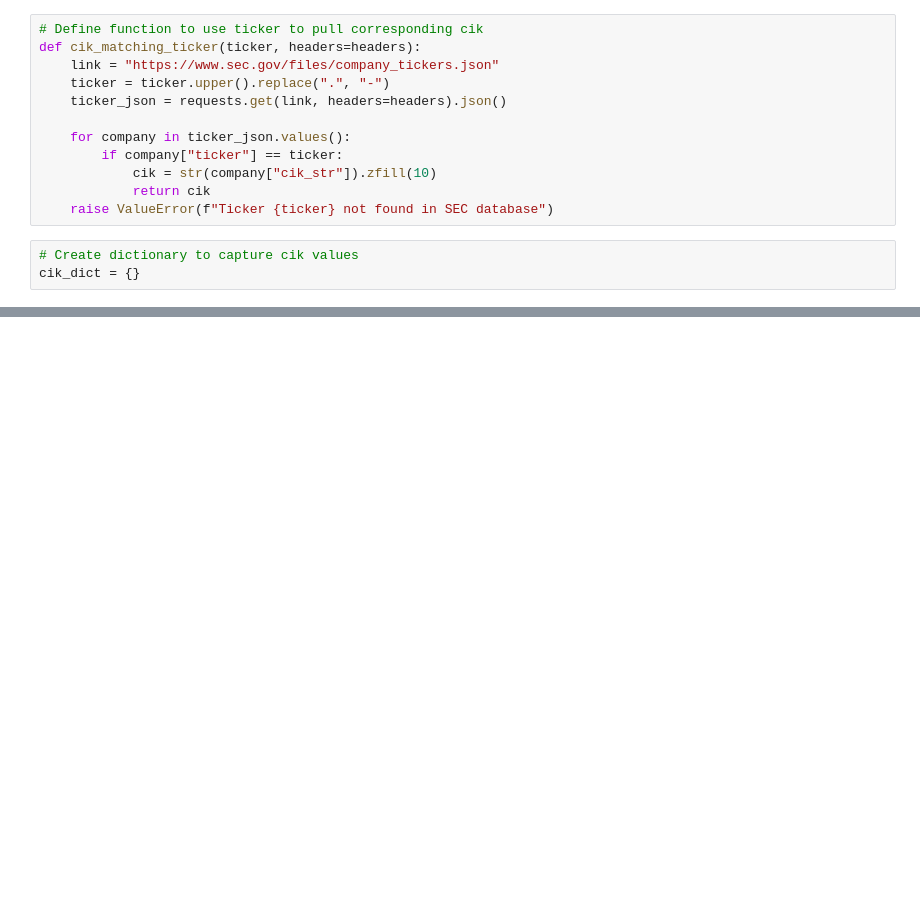
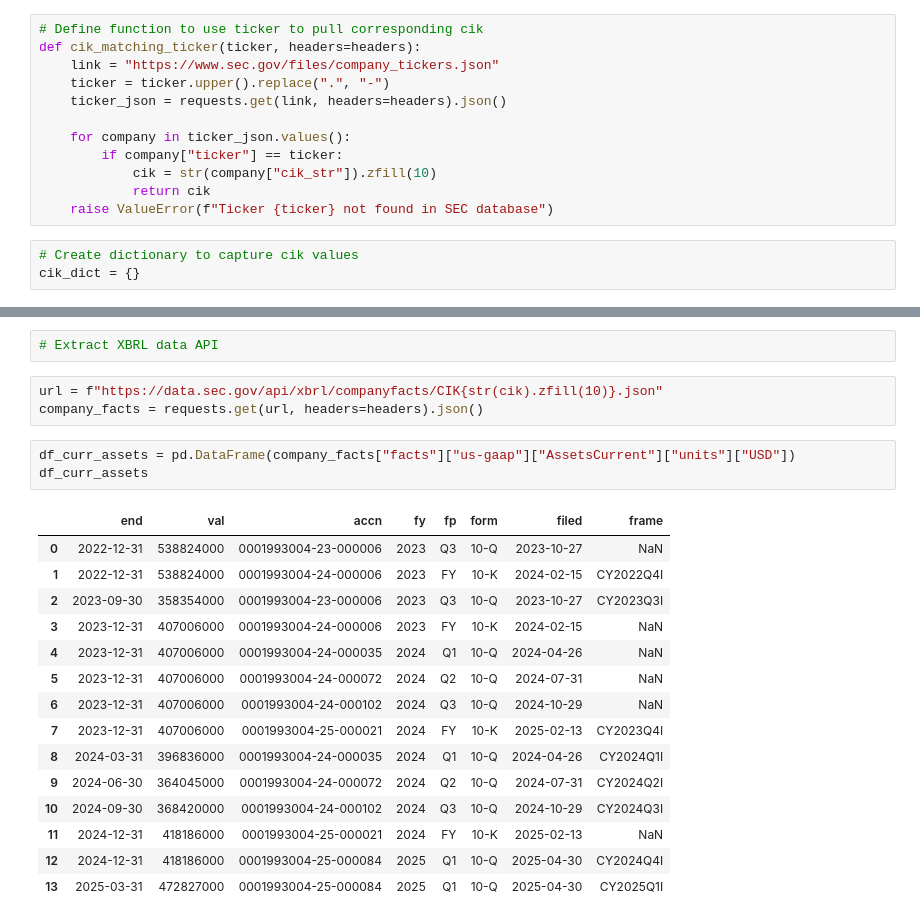
Before and after one commit to DougRoehm/sec-edgar-data, a Jupyter notebook: sec-data-pull.ipynb, the cells around one changed output, grey strips where cells are left out. Drawn from its saved outputs; the diff is of its cells as text; blank space fills up the shorter version.

```diff
--- a/sec-data-pull.ipynb
+++ b/sec-data-pull.ipynb
@@ -34,0 +114,24 @@ for ticker in tickers:
+# %%
+# Extract XBRL data API
+# %%
+url = f"https://data.sec.gov/api/xbrl/companyfacts/CIK{str(cik).zfill(10)}.json"
+company_facts = requests.get(url, headers=headers).json()
+# %%
+df_curr_assets = pd.DataFrame(company_facts["facts"]["us-gaap"]["AssetsCurrent"]["units"]["USD"])
+df_curr_assets
+# %% [output]
+|  | end | val | accn | fy | fp | form | filed | frame |
+| 0 | 2022-12-31 | 538824000 | 0001993004-23-000006 | 2023 | Q3 | 10-Q | 2023-10-27 | NaN |
+| 1 | 2022-12-31 | 538824000 | 0001993004-24-000006 | 2023 | FY | 10-K | 2024-02-15 | CY2022Q4I |
+| 2 | 2023-09-30 | 358354000 | 0001993004-23-000006 | 2023 | Q3 | 10-Q | 2023-10-27 | CY2023Q3I |
+| 3 | 2023-12-31 | 407006000 | 0001993004-24-000006 | 2023 | FY | 10-K | 2024-02-15 | NaN |
+| 4 | 2023-12-31 | 407006000 | 0001993004-24-000035 | 2024 | Q1 | 10-Q | 2024-04-26 | NaN |
+| 5 | 2023-12-31 | 407006000 | 0001993004-24-000072 | 2024 | Q2 | 10-Q | 2024-07-31 | NaN |
+| 6 | 2023-12-31 | 407006000 | 0001993004-24-000102 | 2024 | Q3 | 10-Q | 2024-10-29 | NaN |
+| 7 | 2023-12-31 | 407006000 | 0001993004-25-000021 | 2024 | FY | 10-K | 2025-02-13 | CY2023Q4I |
+| 8 | 2024-03-31 | 396836000 | 0001993004-24-000035 | 2024 | Q1 | 10-Q | 2024-04-26 | CY2024Q1I |
+| 9 | 2024-06-30 | 364045000 | 0001993004-24-000072 | 2024 | Q2 | 10-Q | 2024-07-31 | CY2024Q2I |
+| 10 | 2024-09-30 | 368420000 | 0001993004-24-000102 | 2024 | Q3 | 10-Q | 2024-10-29 | CY2024Q3I |
+| 11 | 2024-12-31 | 418186000 | 0001993004-25-000021 | 2024 | FY | 10-K | 2025-02-13 | NaN |
+| 12 | 2024-12-31 | 418186000 | 0001993004-25-000084 | 2025 | Q1 | 10-Q | 2025-04-30 | CY2024Q4I |
+| 13 | 2025-03-31 | 472827000 | 0001993004-25-000084 | 2025 | Q1 | 10-Q | 2025-04-30 | CY2025Q1I |
```
Also changed, not shown: parts of 11 cells of this notebook, 1 other file.
